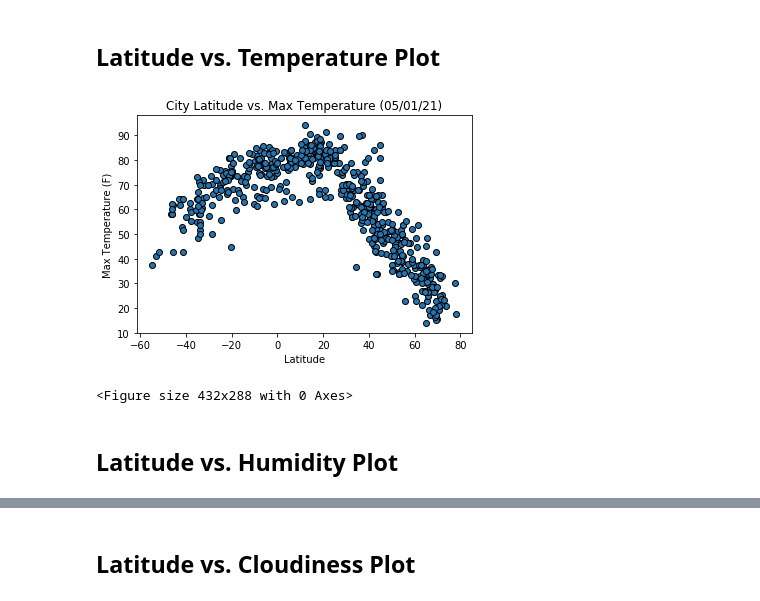
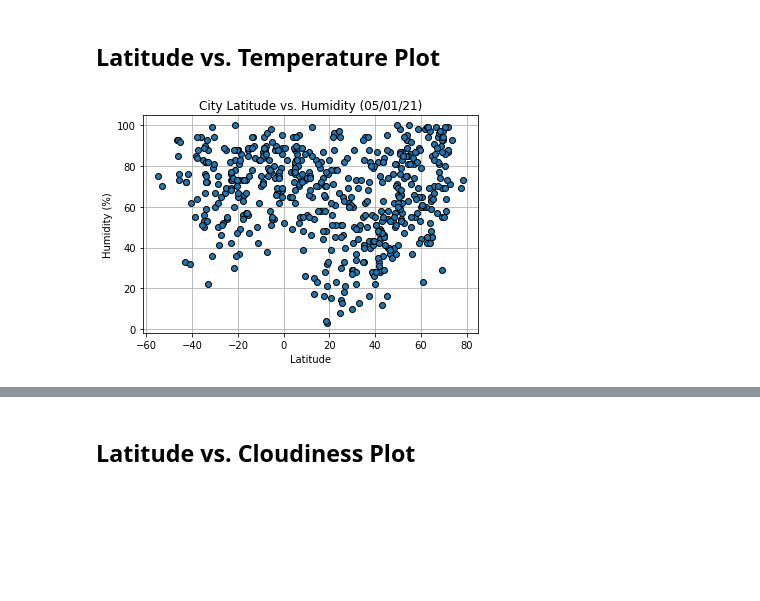
Before and after one commit to cjengleson/python-api-challenge, a Jupyter notebook: starter_code/WeatherPy.ipynb, the cells around one changed output, grey strips where cells are left out. Drawn from its saved outputs; the diff is of its cells as text; code cells hidden in the pictures; blank space fills up the shorter version.

```diff
--- a/starter_code/WeatherPy.ipynb
+++ b/starter_code/WeatherPy.ipynb
@@ -171,14 +185,14 @@ weather_df.to_csv(output_data_file)
 # %% [markdown]
 ## Latitude vs. Temperature Plot
 # %%
-plt.scatter(weather_df["Latitude"], weather_df["Max Temp"], edgecolor="black", linewidths=1, marker="o")
+fig, ax = plt.subplots()
+plt.scatter(weather_df["Latitude"], weather_df["Humidity"], edgecolor="black", linewidths=1, marker="o")
 plt.xlabel("Latitude")
-plt.ylabel("Max Temperature (F)")
-plt.title("City Latitude vs. Max Temperature (05/01/21)")
+plt.ylabel("Humidity (%)")
+plt.title("City Latitude vs. Humidity (05/01/21)")
+ax.grid()
+ax.set_axisbelow(True)
+plt.savefig("../output_data/humidity.png", dpi=300, bbox_inches='tight')
 plt.show()
-plt.savefig("../output_data/max_temp.png")
 # %% [output]
-[figure, old version]
+[figure, new version]
-<Figure size 432x288 with 0 Axes>
-# %% [markdown]
-## Latitude vs. Humidity Plot
```
Also changed, not shown: parts of 17 cells of this notebook, 16 other files.
